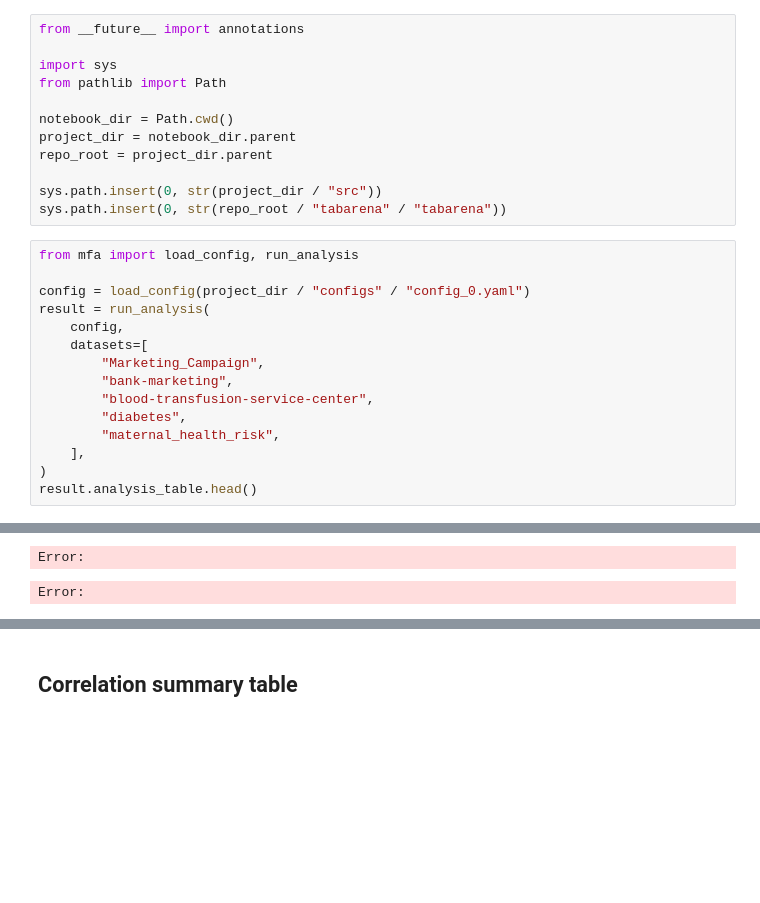
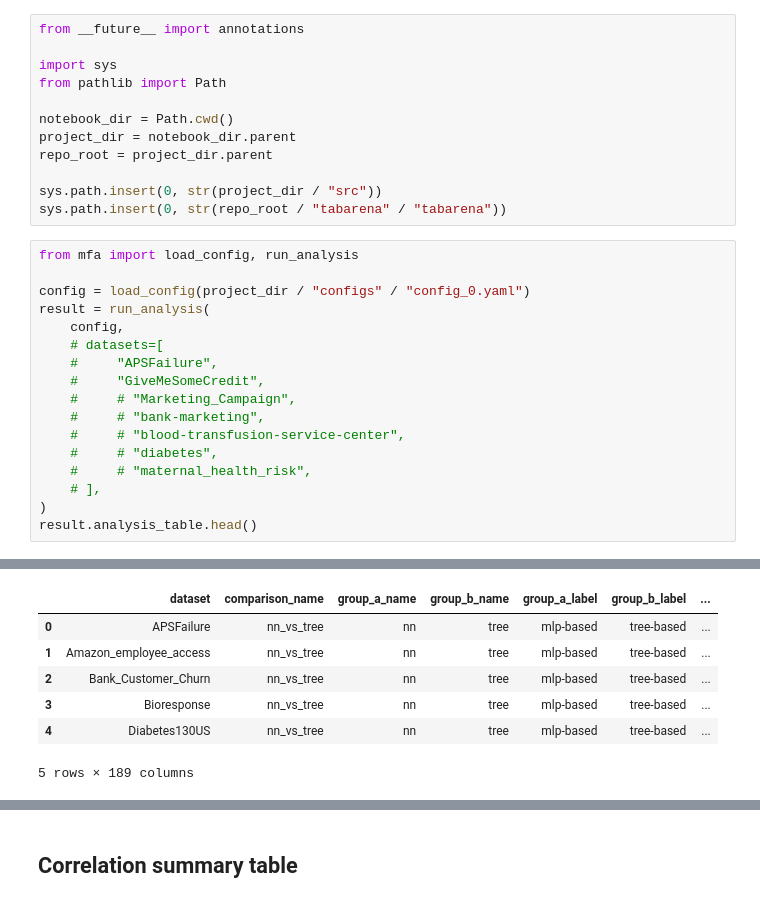
Before and after one commit to m-herre/meta-feature-analysis, a Jupyter notebook: notebooks/01_gbdt_vs_nn.ipynb, the cells around one changed output, grey strips where cells are left out. Saved outputs shown, nothing was run; the diff lists cells and outputs as text; blank space fills up the shorter version.

```diff
--- a/notebooks/01_gbdt_vs_nn.ipynb
+++ b/notebooks/01_gbdt_vs_nn.ipynb
@@ -20,13 +20,15 @@ from mfa import load_config, run_analysis
 config = load_config(project_dir / "configs" / "config_0.yaml")
 result = run_analysis(
     config,
-    datasets=[
-        "Marketing_Campaign",
-        "bank-marketing",
-        "blood-transfusion-service-center",
-        "diabetes",
-        "maternal_health_risk",
-    ],
+    # datasets=[
+    #     "APSFailure",
+    #     "GiveMeSomeCredit",
+    #     # "Marketing_Campaign",
+    #     # "bank-marketing",
+    #     # "blood-transfusion-service-center",
+    #     # "diabetes",
+    #     # "maternal_health_risk",
+    # ],
 )
 result.analysis_table.head()
 # %% [output]
@@ -50,5 +45,10 @@ result.analysis_table.head()
+|  | dataset | comparison_name | group_a_name | group_b_name | group_a_label | group_b_label | ... |
+| 0 | APSFailure | nn_vs_tree | nn | tree | mlp-based | tree-based | ... |
+| 1 | Amazon_employee_access | nn_vs_tree | nn | tree | mlp-based | tree-based | ... |
+| 2 | Bank_Customer_Churn | nn_vs_tree | nn | tree | mlp-based | tree-based | ... |
+| 3 | Bioresponse | nn_vs_tree | nn | tree | mlp-based | tree-based | ... |
+| 4 | Diabetes130US | nn_vs_tree | nn | tree | mlp-based | tree-based | ... |
-Error:
+5 rows × 189 columns
-Error:
 # %%
 import pandas as pd
 
```
Also changed, not shown: parts of 4 cells of this notebook, 11 other files.
